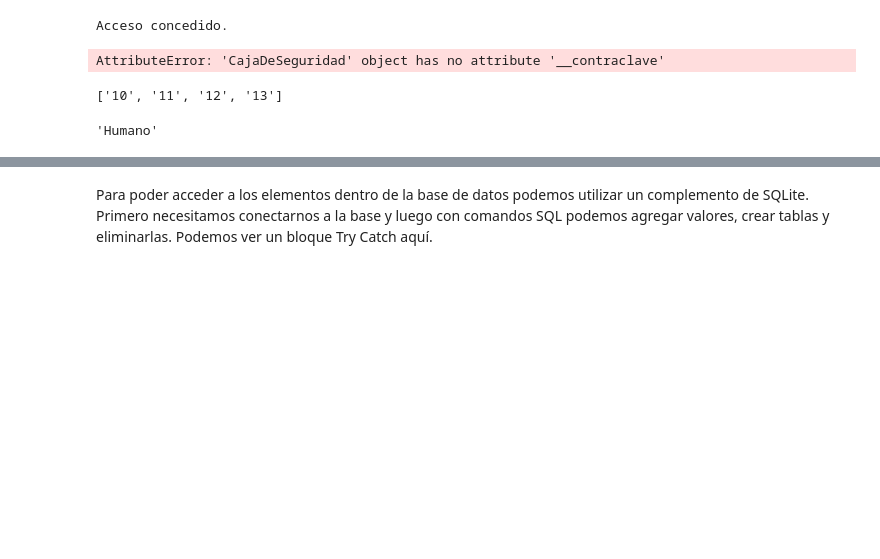
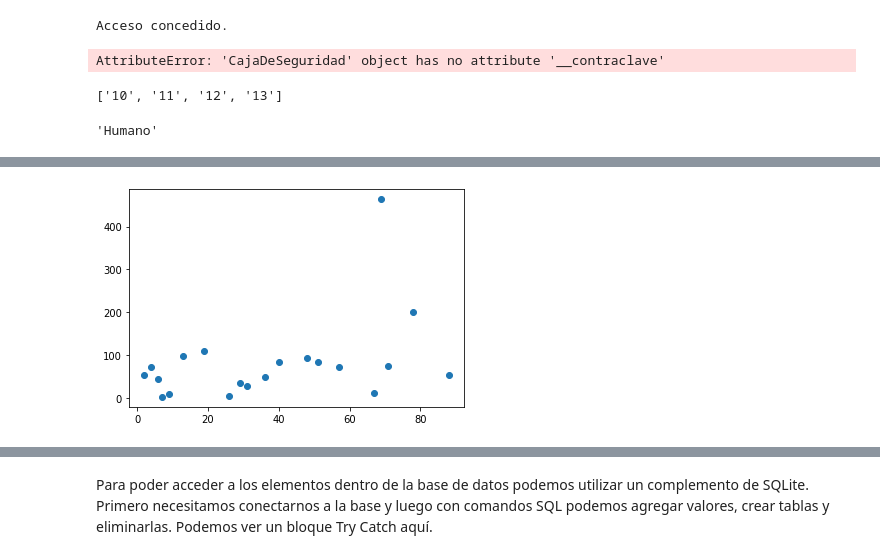
Before and after one commit to Danielhdz0/Python2020-1B, a Jupyter notebook: Desktop/Pythons/El Lenguaje de programación Python.ipynb, the cells around one changed output, grey strips where cells are left out. Cells and saved outputs as stored; diff of their text form; code cells hidden in the pictures; blank space fills up the shorter version.

```diff
--- a/Desktop/Pythons/El Lenguaje de programación Python.ipynb
+++ b/Desktop/Pythons/El Lenguaje de programación Python.ipynb
@@ -1319,0 +1506,8 @@ AttributeError: 'Chalan' object has no attribute 'consulta_tareas'
+# %%
+import matplotlib.pyplot as plt
+x = [2,4,6,7,9,13,19,26,29,31,36,40,48,51,57,67,69,71,78,88]
+y = [54,72,43,2,8,98,109,5,35,28,48,83,94,84,73,11,464,75,200,54]
+plt.scatter(x,y)
+plt.show()
+# %% [output]
+[figure, added]
```
Also changed, not shown: parts of 33 cells of this notebook, 2 other files.
